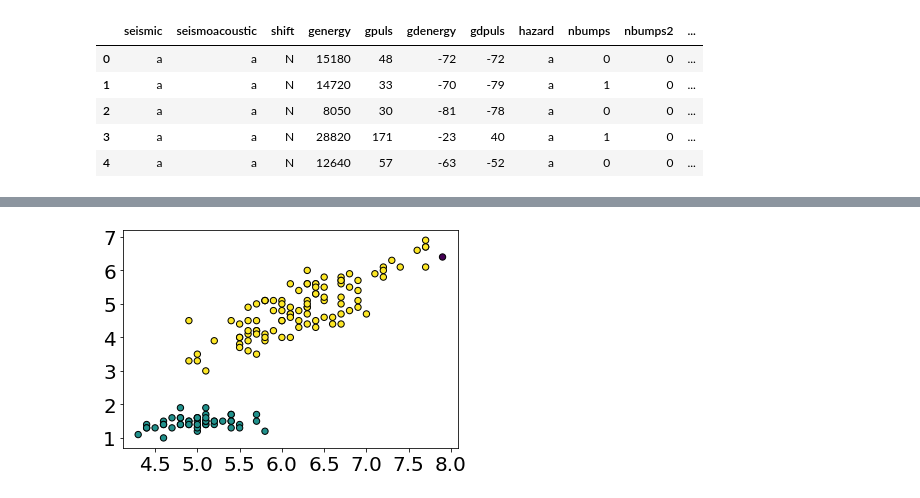
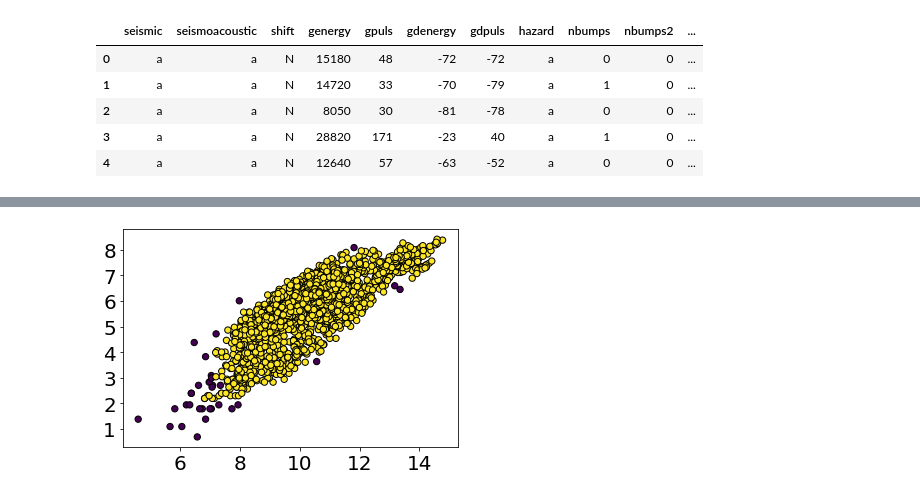
Before and after one commit to Grade0/DM-I, a Jupyter notebook: clustering.ipynb, the cells around one changed output, grey strips where cells are left out. Saved outputs shown, nothing was run; the diff lists cells and outputs as text; code cells hidden in the pictures.

Commit message:
K-means and DBSCAN

```diff
--- a/clustering.ipynb
+++ b/clustering.ipynb
@@ -56 +32,6 @@ plt.show()
+# %%
+# Applying log transform
+
+df['log_t_genergy'] = np.log(df['genergy'])
+df['log_t_gpuls'] = np.log(df['gpuls'])
 # %%
@@ -114,11 +43,0 @@ plt.grid(axis='y')
-# %%
-df['kmeans_labels'] = kmeans.labels_
-
-bar_pl = df['class'].groupby(df['kmeans_labels']).value_counts(normalize=True).unstack(1)
-bar_pl.plot(kind='bar', stacked=True, alpha=0.8, edgecolor='white', linewidth=1.5)
-
-plt.xticks(range(0, len(clust_name)), clust_name, fontsize=20, rotation=0)
-plt.yticks(fontsize=20)
-plt.legend(bbox_to_anchor=(1,1))
-
-plt.plot()
@@ -168,0 +50,12 @@ array([ 0,  0,  0,  0,  0,  0,  0,  0,  0,  0,  0,  0,  0,  0,  0,  0,  0,
+# %%
+X = df[['log_t_genergy', 'log_t_gpuls']].to_numpy()
+
+kmeans = KMeans( n_clusters=7, n_init=20, max_iter=100 )
+kmeans.fit(X)
+
+plt.scatter( X[:,0], X[:,1], s=40, edgecolor='black', c= kmeans.labels_ )
+
+plt.xticks(fontsize=20)
+plt.yticks(fontsize=20)
+
+plt.show()
@@ -169,10 +135,13 @@ array([ 0,  0,  0,  0,  0,  0,  0,  0,  0,  0,  0,  0,  0,  0,  0,  0,  0,
 # %%
-plt.scatter( X[:,0], X[:,2], s=40, edgecolor='black', c= dbscan.labels_ )
+dbscan = DBSCAN( eps=0.25, min_samples=5)
+dbscan.fit(X)
+
+plt.scatter( X[:,0], X[:,1], s=40, edgecolor='black', c= dbscan.labels_ )
 
 plt.xticks(fontsize=20)
 plt.yticks(fontsize=20)
 
 plt.show()
 # %% [output]
-[figure, old version]
+[figure, new version]
 # %%
```
Also changed, not shown: parts of 31 cells of this notebook.
